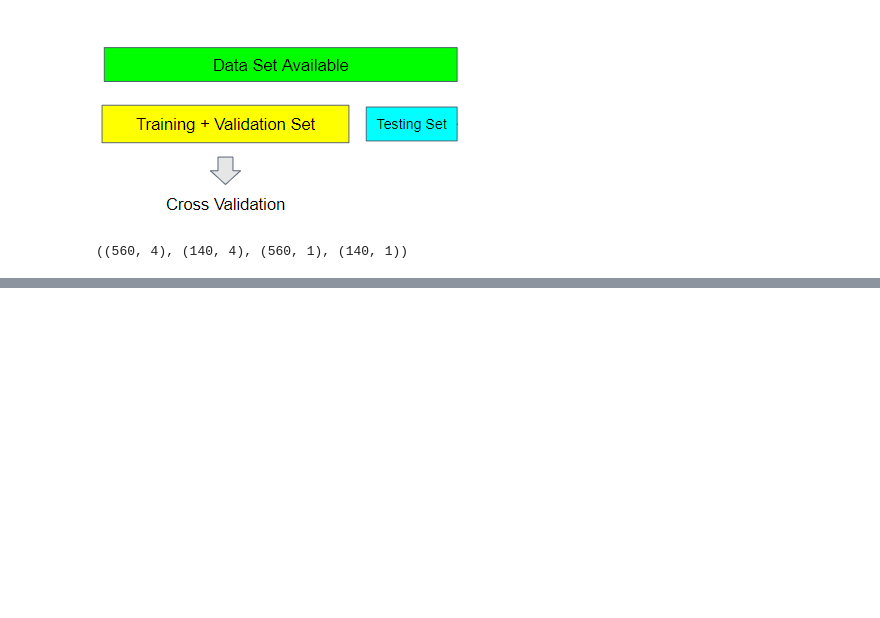
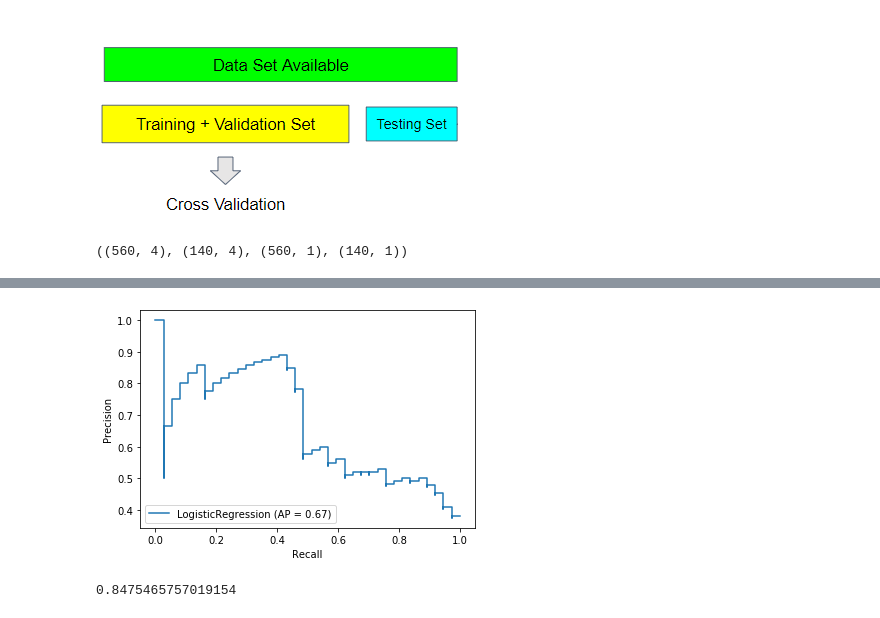
Before and after one commit to Damianus04/data-science-purwadhika, a Jupyter notebook: Modul_3_Machine_Learning_Working_Files/20210301 - Model Evaluation - exercise.ipynb, the cells around one changed output, grey strips where cells are left out. Drawn from its saved outputs; the diff is of its cells as text; code cells hidden in the pictures; blank space fills up the shorter version.

```diff
--- a/Modul_3_Machine_Learning_Working_Files/20210301 - Model Evaluation - exercise.ipynb
+++ b/Modul_3_Machine_Learning_Working_Files/20210301 - Model Evaluation - exercise.ipynb
@@ -63,0 +279,10 @@ X_train_val.shape, X_test.shape, y_train_val.shape, y_test.shape
+# %%
+plot_precision_recall_curve(model, X_test, y_test);
+# %% [output]
+[figure, added]
+# %%
+y_prob1 = model.predict_proba(X_test)[:,1]
+y_prob1
+roc_auc_score(y_test, y_prob1)
+# %% [output]
+0.8475465757019154
```
Also changed, not shown: parts of 86 cells of this notebook, 3 other files.
